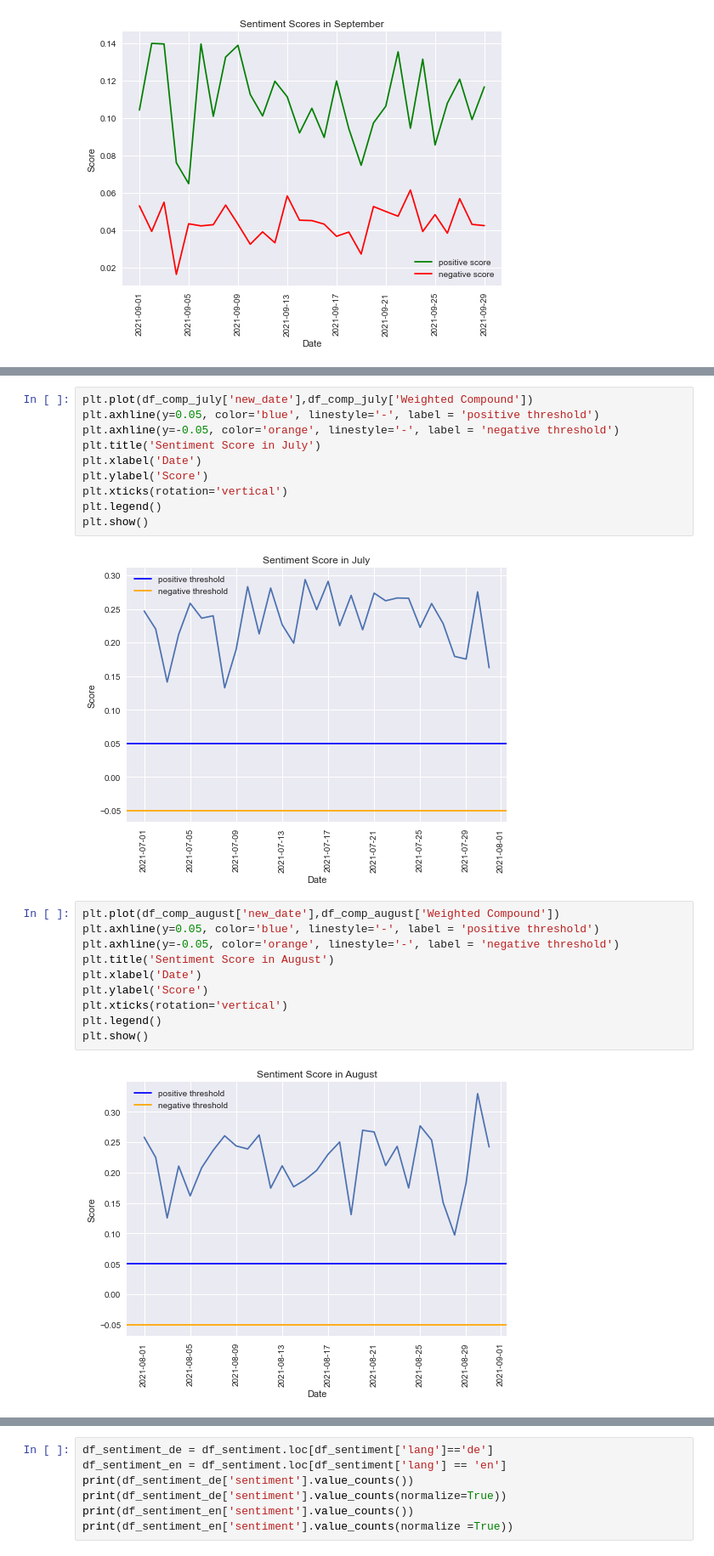
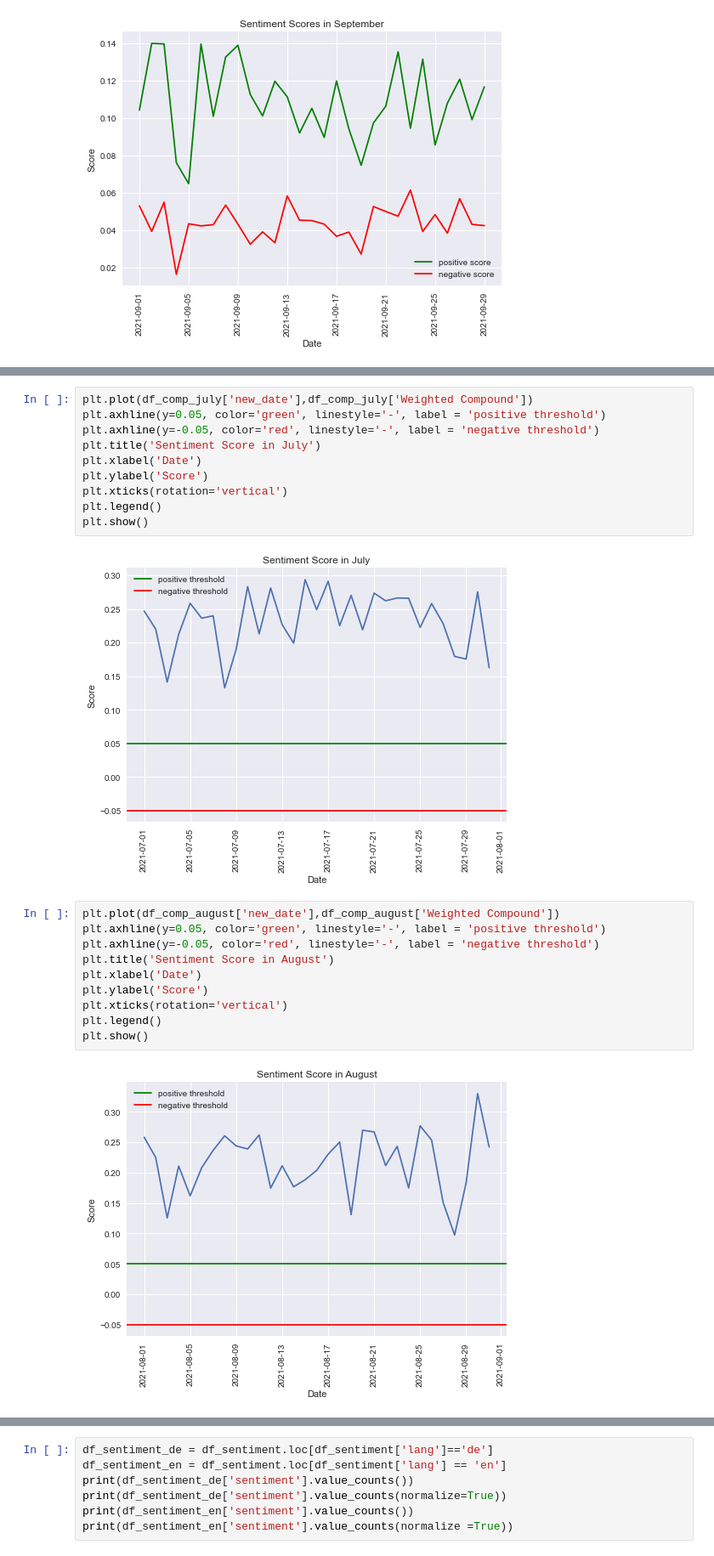
Before and after one commit to ahmadouw/IchBinHanna-Analysis, a Jupyter notebook: Sentiment_analysis_VADER.ipynb, the cells around one changed output, grey strips where cells are left out. Shown at 85% size. Cells and saved outputs as stored; diff of their text form.

```diff
--- a/Sentiment_analysis_VADER.ipynb
+++ b/Sentiment_analysis_VADER.ipynb
@@ -237,7 +273,7 @@ plt.show()
 # %%
 plt.plot(df_comp_july['new_date'],df_comp_july['Weighted Compound'])
-plt.axhline(y=0.05, color='blue', linestyle='-', label = 'positive threshold')
-plt.axhline(y=-0.05, color='orange', linestyle='-', label = 'negative threshold')
+plt.axhline(y=0.05, color='green', linestyle='-', label = 'positive threshold')
+plt.axhline(y=-0.05, color='red', linestyle='-', label = 'negative threshold')
 plt.title('Sentiment Score in July')
 plt.xlabel('Date')
 plt.ylabel('Score')
@@ -245,18 +281,18 @@ plt.xticks(rotation='vertical')
 plt.legend()
 plt.show()
 # %% [output]
-[figure, old version]
+[figure, new version]
 # %%
 plt.plot(df_comp_august['new_date'],df_comp_august['Weighted Compound'])
-plt.axhline(y=0.05, color='blue', linestyle='-', label = 'positive threshold')
-plt.axhline(y=-0.05, color='orange', linestyle='-', label = 'negative threshold')
+plt.axhline(y=0.05, color='green', linestyle='-', label = 'positive threshold')
+plt.axhline(y=-0.05, color='red', linestyle='-', label = 'negative threshold')
 plt.title('Sentiment Score in August')
 plt.xlabel('Date')
 plt.ylabel('Score')
 plt.xticks(rotation='vertical')
 plt.legend()
 plt.show()
 # %% [output]
-[figure, old version]
+[figure, new version]
 # %%
 plt.plot(df_comp_september['new_date'],df_comp_september['Weighted Compound'])
```
Also changed, not shown: parts of 34 cells of this notebook, 2 other files.
